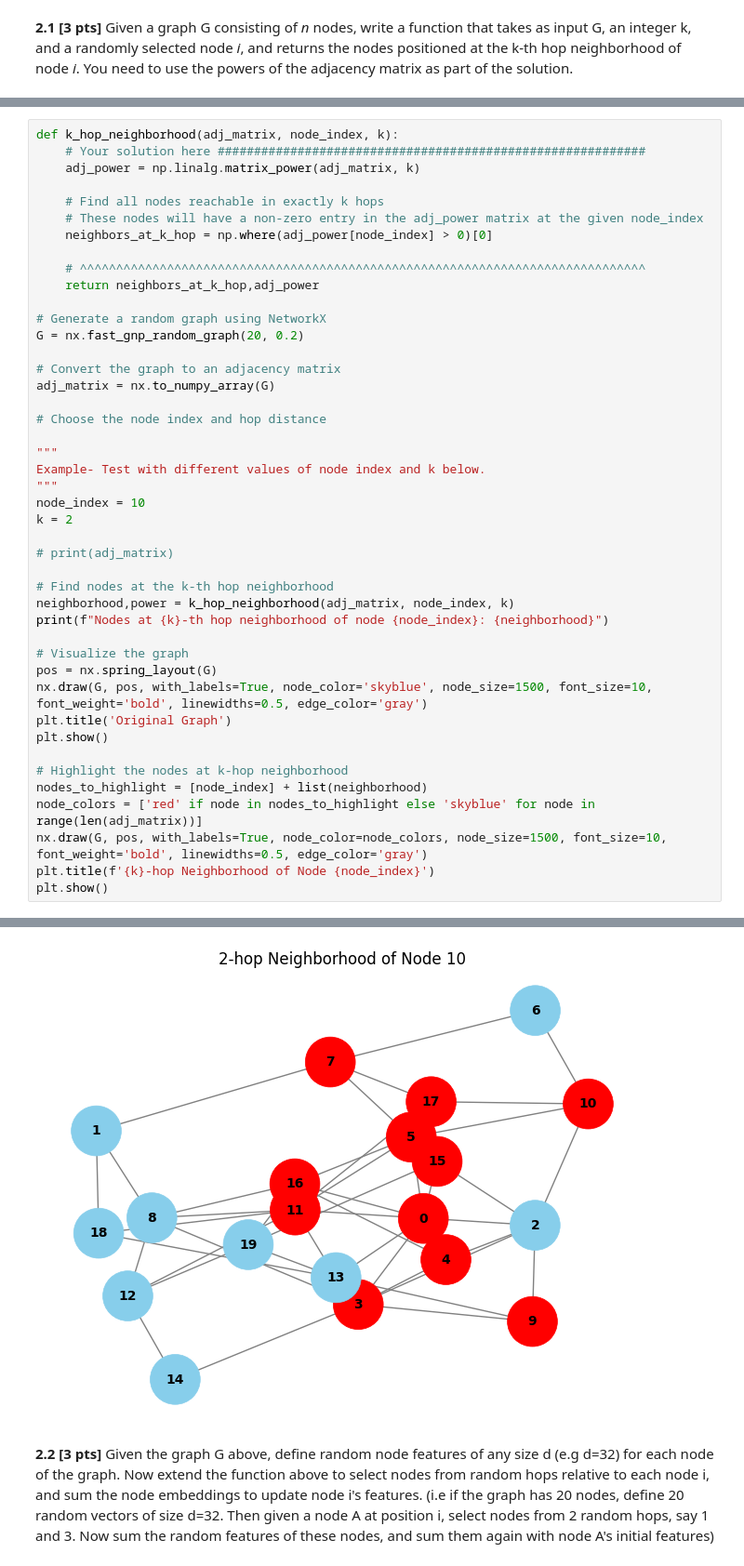
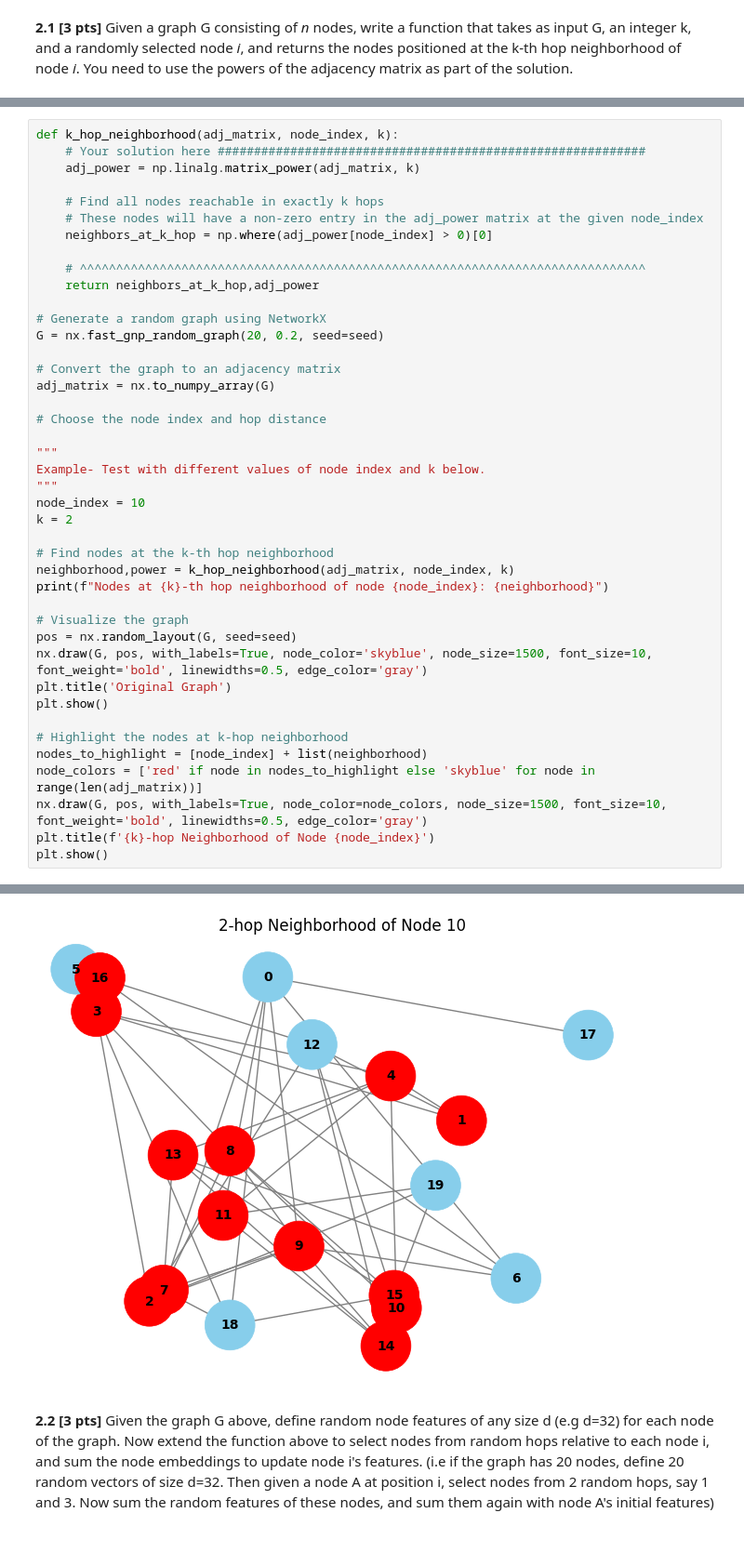
Before and after one commit to kaedejohnson/networkml_epfl_ee452, a Jupyter notebook: nml24_assignment1.ipynb, the cells around one changed output, grey strips where cells are left out. Shown at 93% size. Cells and saved outputs as stored; diff of their text form.

```diff
--- a/nml24_assignment1.ipynb
+++ b/nml24_assignment1.ipynb
@@ -693,7 +696,7 @@ def k_hop_neighborhood(adj_matrix, node_index, k):
     return neighbors_at_k_hop,adj_power
 
 # Generate a random graph using NetworkX
-G = nx.fast_gnp_random_graph(20, 0.2)
+G = nx.fast_gnp_random_graph(20, 0.2, seed=seed)
 
 # Convert the graph to an adjacency matrix
 adj_matrix = nx.to_numpy_array(G)
@@ -706,14 +709,12 @@ Example- Test with different values of node index and k below.
 node_index = 10
 k = 2
 
-# print(adj_matrix)
-
 # Find nodes at the k-th hop neighborhood
 neighborhood,power = k_hop_neighborhood(adj_matrix, node_index, k)
 print(f"Nodes at {k}-th hop neighborhood of node {node_index}: {neighborhood}")
 
 # Visualize the graph
-pos = nx.spring_layout(G)
+pos = nx.random_layout(G, seed=seed)
 nx.draw(G, pos, with_labels=True, node_color='skyblue', node_size=1500, font_size=10, font_weight='bold', linewidths=0.5, edge_color='gray')
 plt.title('Original Graph')
 plt.show()
@@ -730,3 +731,3 @@ Nodes at 2-th hop neighborhood of node 10: [ 0  3  4  5  7  9 10 11 15 16 17]
-[figure, old version]
+[figure, new version]
 # %% [markdown]
 **2.2 [3 pts]** Given the graph G above, define random node features of any size d (e.g d=32) for each node of the graph. Now extend the function above to select nodes from random hops relative to each node i, and sum the node embeddings to update node i's features. (i.e if the graph has 20 nodes, define 20 random vectors of size d=32. Then given a node A at position i, select nodes from 2 random hops, say 1 and 3. Now sum the random features of these nodes, and sum them again with node A's initial features)
```
Also changed, not shown: parts of 8 cells of this notebook, 1 other file.
